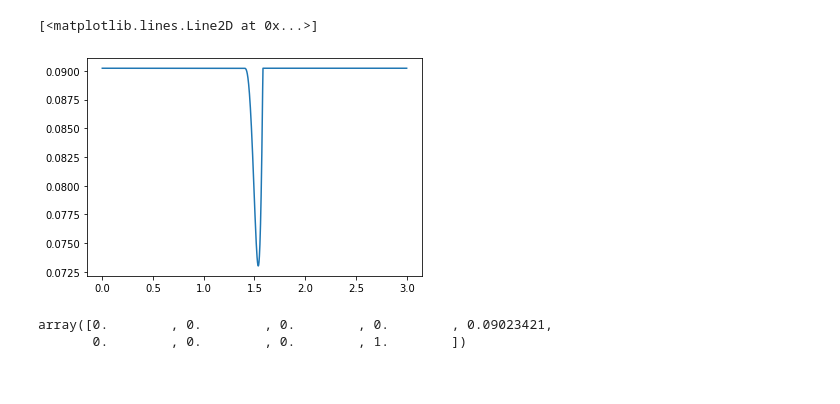
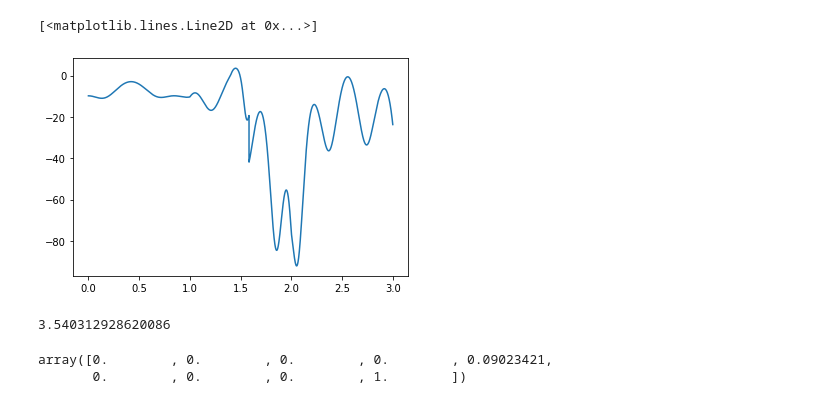
Before and after one commit to sidhanthholalkere/ballhoop-rl, a Jupyter notebook: debugging.ipynb, the cells around one changed output. Cells and saved outputs as stored; diff of their text form; code cells hidden in the pictures.

```diff
--- a/debugging.ipynb
+++ b/debugging.ipynb
@@ -7,11 +7,16 @@ import matplotlib.pyplot as plt
 import transition
 # %%
 baseline = pd.read_csv('baseline.csv')
-# %%
-plt.plot(baseline['time'], baseline['r'])
-# %% [output]
-[<matplotlib.lines.Line2D at 0x...>]
-[figure, removed]
+# %%
+# -params.g * np.cos(psi) - (params.Ro - params.Rb) * (Dpsi ** 2)
+plt.plot(baseline['time'], -1 * params.g * np.cos(baseline['psi']) - (params.Ro - params.Rb) * (baseline['Dpsi'])**2)
+# %% [output]
+[<matplotlib.lines.Line2D at 0x...>]
+[figure, added]
+# %%
+np.max(-1 * params.g * np.cos(baseline['psi']) - (params.Ro - params.Rb) * (baseline['Dpsi'])**2)
+# %% [output]
+3.540312928620086
 # %%
 state = np.asarray([0, 0, 0, 0, params.Ro - params.Rb, 0, 0, 0, 1])
 state
```
Also changed, not shown: parts of 3 cells of this notebook, 1 other file.
